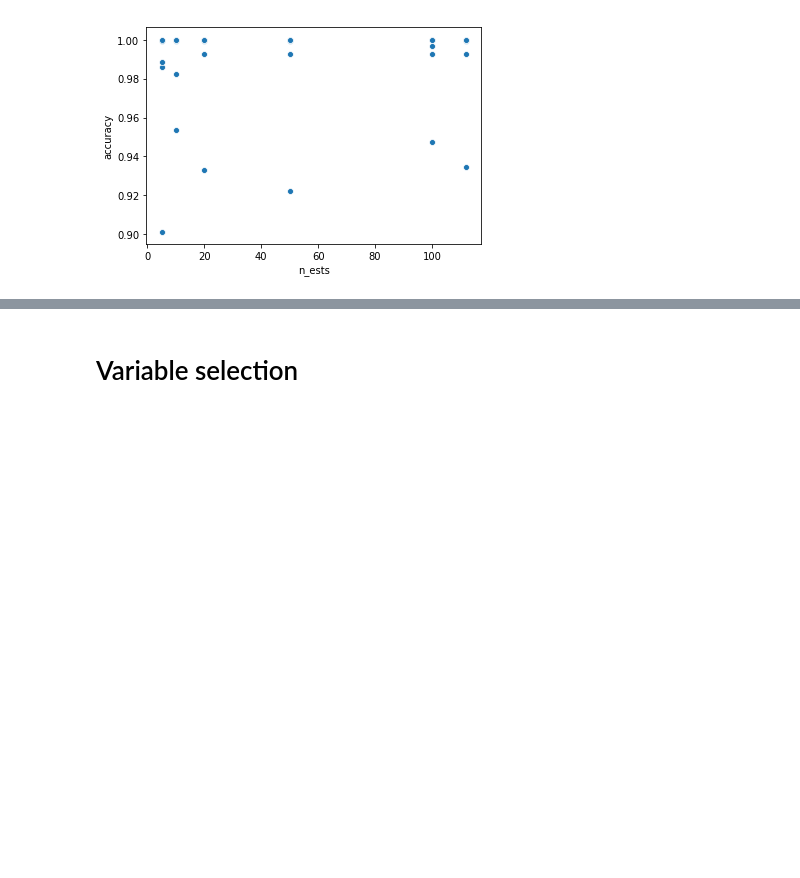
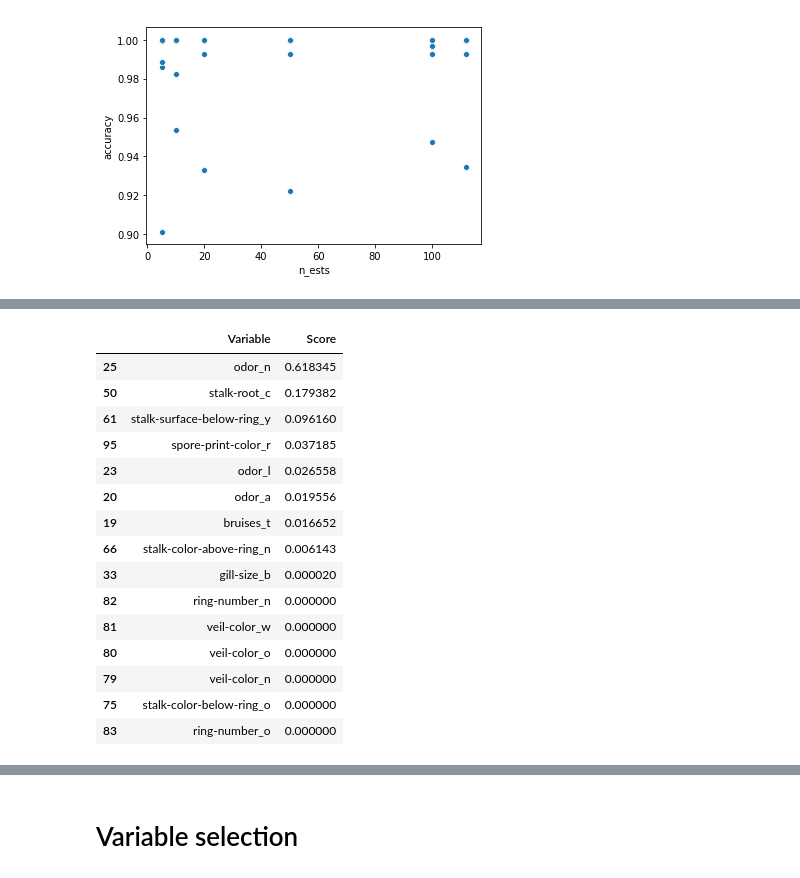
Before and after one commit to ascurlock/Advanced_project_CS5010, a Jupyter notebook: Advanced Project Random Forest.ipynb, the cells around one changed output, grey strips where cells are left out. Saved outputs shown, nothing was run; the diff lists cells and outputs as text; code cells hidden in the pictures; blank space fills up the shorter version.

```diff
--- a/Advanced Project Random Forest.ipynb
+++ b/Advanced Project Random Forest.ipynb
@@ -373,0 +422,45 @@ sns.scatterplot(x="n_ests", y="accuracy", data=accMeasure) #orange
+# %%
+#Using Training Data
+# decision tree for feature importance on a regression problem
+from sklearn.datasets import make_regression
+from sklearn.tree import DecisionTreeRegressor
+from matplotlib import pyplot
+
+#List of variable names
+variableNames = list(x_train.columns)
+importanceScore = []
+
+# Split into training and test sets
+x_train, x_test, y_train, y_test = train_test_split(data_x, data_y, test_size = 0.3, random_state = 4)
+
+# define the model
+model = DecisionTreeRegressor()
+# fit the model
+model.fit(x_train, y_train)
+# get importance
+importance = model.feature_importances_
+
+# summarize feature importance
+for i,v in enumerate(importance):
+    importanceScore.append(v)
+
+#Gives us a ranked dataframe with a variable and it's score (larger is better)
+importanceMeasure = pd.DataFrame({'Variable':variableNames, 'Score': importanceScore})
+importanceMeasure.sort_values(by=['Score'], ascending=False).head(15)
+# %% [output]
+|  | Variable | Score |
+| 25 | odor_n | 0.618345 |
+| 50 | stalk-root_c | 0.179382 |
+| 61 | stalk-surface-below-ring_y | 0.096160 |
+| 95 | spore-print-color_r | 0.037185 |
+| 23 | odor_l | 0.026558 |
+| 20 | odor_a | 0.019556 |
+| 19 | bruises_t | 0.016652 |
+| 66 | stalk-color-above-ring_n | 0.006143 |
+| 33 | gill-size_b | 0.000020 |
+| 82 | ring-number_n | 0.000000 |
+| 81 | veil-color_w | 0.000000 |
+| 80 | veil-color_o | 0.000000 |
+| 79 | veil-color_n | 0.000000 |
+| 75 | stalk-color-below-ring_o | 0.000000 |
+| 83 | ring-number_o | 0.000000 |
```
Also changed, not shown: parts of 12 cells of this notebook.
